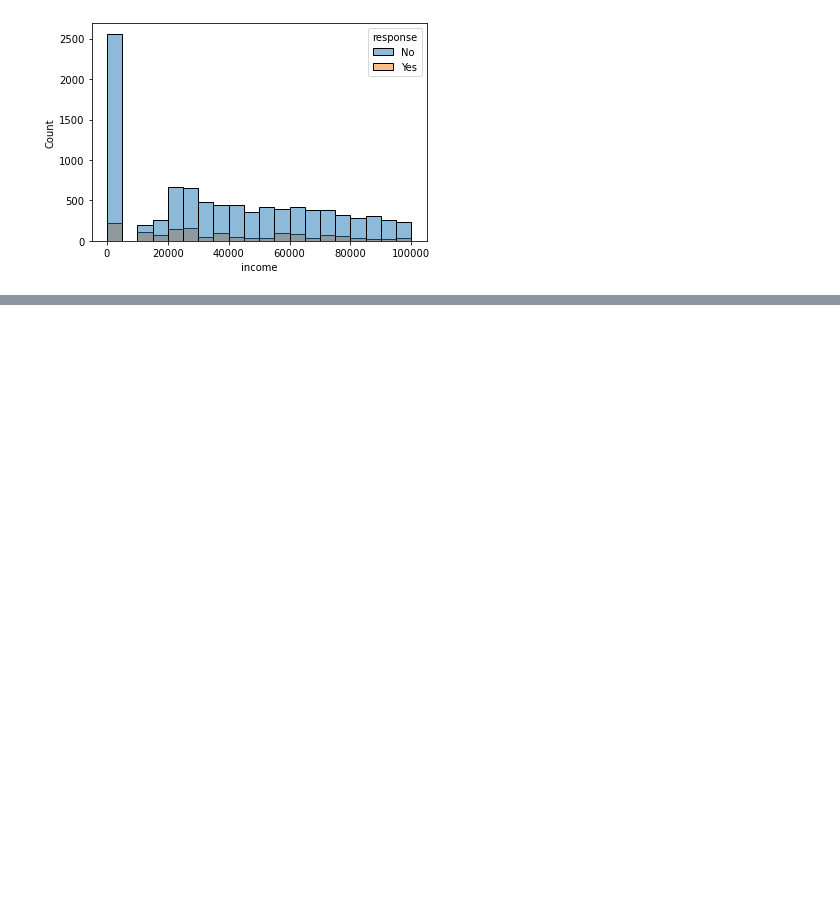
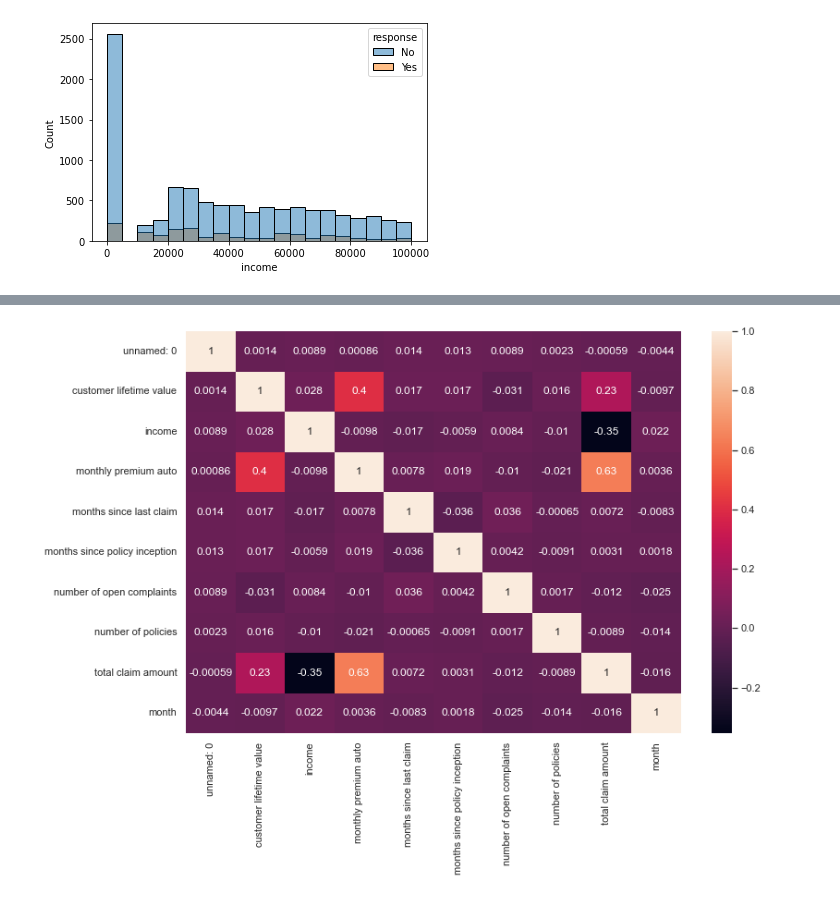
Before and after one commit to Brenni1/lab-customer-analysis-round-2, a Jupyter notebook: SolutionCustomerAnalysisRound2-7.ipynb, the cells around one changed output, grey strips where cells are left out. Saved outputs shown, nothing was run; the diff lists cells and outputs as text; code cells hidden in the pictures; blank space fills up the shorter version.

```diff
--- a/SolutionCustomerAnalysisRound2-7.ipynb
+++ b/SolutionCustomerAnalysisRound2-7.ipynb
@@ -327,0 +411,8 @@ plt.show()
+# %%
+correlations_matrix = numerical.corr()
+sns.heatmap(correlations_matrix, annot=True)
+sns.set(rc = {'figure.figsize':(12,8)})
+
+plt.show() # as mentioned in the Task of round 4, "total_claim_amount" is the desired target variable, it has high correlation with several other values and therefore might be interesting)
+# %% [output]
+[figure, added]
```
Also changed, not shown: parts of 14 cells of this notebook.
